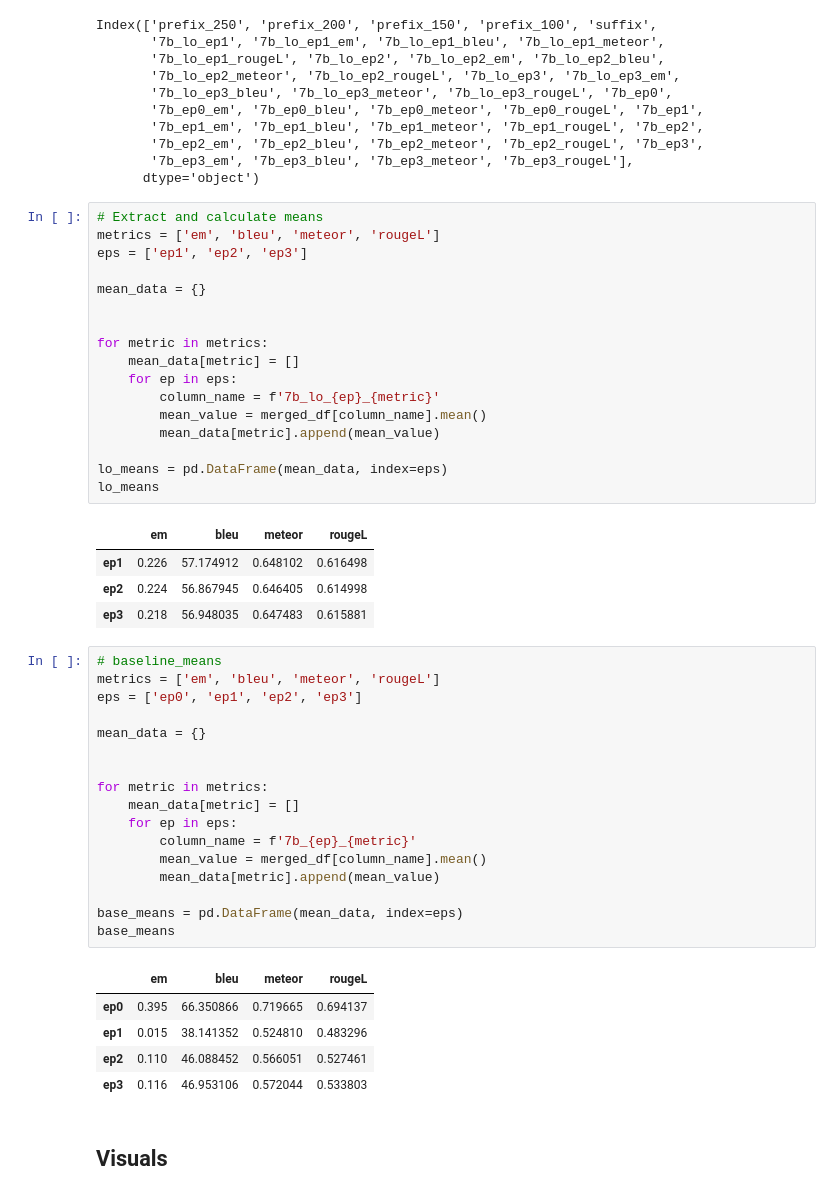
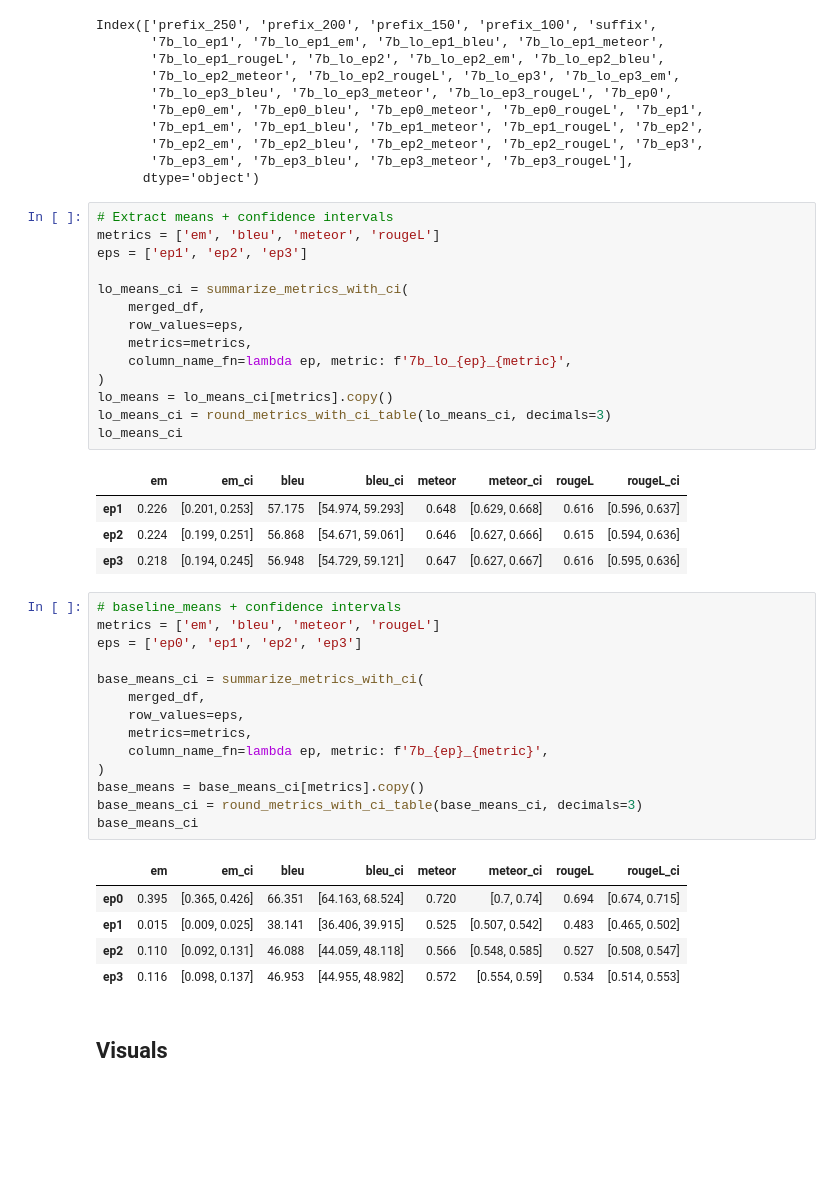
Before and after one commit to AISE-TUDelft/LLM4Code-memtune-ext, a Jupyter notebook: experiments/lora/forgetting/results/results_forg.ipynb, the cells around one changed output. Saved outputs shown, nothing was run; the diff lists cells and outputs as text; blank space fills up the shorter version.

```diff
--- a/experiments/lora/forgetting/results/results_forg.ipynb
+++ b/experiments/lora/forgetting/results/results_forg.ipynb
@@ -41,50 +51,44 @@ Index(['prefix_250', 'prefix_200', 'prefix_150', 'prefix_100', 'suffix',
        '7b_ep3_em', '7b_ep3_bleu', '7b_ep3_meteor', '7b_ep3_rougeL'],
       dtype='object')
 # %%
-# Extract and calculate means
+# Extract means + confidence intervals
 metrics = ['em', 'bleu', 'meteor', 'rougeL']
 eps = ['ep1', 'ep2', 'ep3']
 
-mean_data = {}
-
-
-for metric in metrics:
-    mean_data[metric] = []
-    for ep in eps:
-        column_name = f'7b_lo_{ep}_{metric}'
-        mean_value = merged_df[column_name].mean()
-        mean_data[metric].append(mean_value)
-
-lo_means = pd.DataFrame(mean_data, index=eps)
-lo_means
+lo_means_ci = summarize_metrics_with_ci(
+    merged_df,
+    row_values=eps,
+    metrics=metrics,
+    column_name_fn=lambda ep, metric: f'7b_lo_{ep}_{metric}',
+)
+lo_means = lo_means_ci[metrics].copy()
+lo_means_ci = round_metrics_with_ci_table(lo_means_ci, decimals=3)
+lo_means_ci
 # %% [output]
-|  | em | bleu | meteor | rougeL |
-| ep1 | 0.226 | 57.174912 | 0.648102 | 0.616498 |
-| ep2 | 0.224 | 56.867945 | 0.646405 | 0.614998 |
-| ep3 | 0.218 | 56.948035 | 0.647483 | 0.615881 |
+|  | em | em_ci | bleu | bleu_ci | meteor | meteor_ci | rougeL | rougeL_ci |
+| ep1 | 0.226 | [0.201, 0.253] | 57.175 | [54.974, 59.293] | 0.648 | [0.629, 0.668] | 0.616 | [0.596, 0.637] |
+| ep2 | 0.224 | [0.199, 0.251] | 56.868 | [54.671, 59.061] | 0.646 | [0.627, 0.666] | 0.615 | [0.594, 0.636] |
+| ep3 | 0.218 | [0.194, 0.245] | 56.948 | [54.729, 59.121] | 0.647 | [0.627, 0.667] | 0.616 | [0.595, 0.636] |
 # %%
-# baseline_means
+# baseline_means + confidence intervals
 metrics = ['em', 'bleu', 'meteor', 'rougeL']
 eps = ['ep0', 'ep1', 'ep2', 'ep3']
 
-mean_data = {}
-
-
-for metric in metrics:
-    mean_data[metric] = []
-    for ep in eps:
-        column_name = f'7b_{ep}_{metric}'
-        mean_value = merged_df[column_name].mean()
-        mean_data[metric].append(mean_value)
-
-base_means = pd.DataFrame(mean_data, index=eps)
-base_means
+base_means_ci = summarize_metrics_with_ci(
+    merged_df,
+    row_values=eps,
+    metrics=metrics,
+    column_name_fn=lambda ep, metric: f'7b_{ep}_{metric}',
+)
+base_means = base_means_ci[metrics].copy()
+base_means_ci = round_metrics_with_ci_table(base_means_ci, decimals=3)
+base_means_ci
 # %% [output]
-|  | em | bleu | meteor | rougeL |
-| ep0 | 0.395 | 66.350866 | 0.719665 | 0.694137 |
-| ep1 | 0.015 | 38.141352 | 0.524810 | 0.483296 |
-| ep2 | 0.110 | 46.088452 | 0.566051 | 0.527461 |
-| ep3 | 0.116 | 46.953106 | 0.572044 | 0.533803 |
+|  | em | em_ci | bleu | bleu_ci | meteor | meteor_ci | rougeL | rougeL_ci |
+| ep0 | 0.395 | [0.365, 0.426] | 66.351 | [64.163, 68.524] | 0.720 | [0.7, 0.74] | 0.694 | [0.674, 0.715] |
+| ep1 | 0.015 | [0.009, 0.025] | 38.141 | [36.406, 39.915] | 0.525 | [0.507, 0.542] | 0.483 | [0.465, 0.502] |
+| ep2 | 0.110 | [0.092, 0.131] | 46.088 | [44.059, 48.118] | 0.566 | [0.548, 0.585] | 0.527 | [0.508, 0.547] |
+| ep3 | 0.116 | [0.098, 0.137] | 46.953 | [44.955, 48.982] | 0.572 | [0.554, 0.59] | 0.534 | [0.514, 0.553] |
 # %% [markdown]
 ## Visuals
 # %%
```
Also changed, not shown: parts of 7 cells of this notebook, 1 other file.
